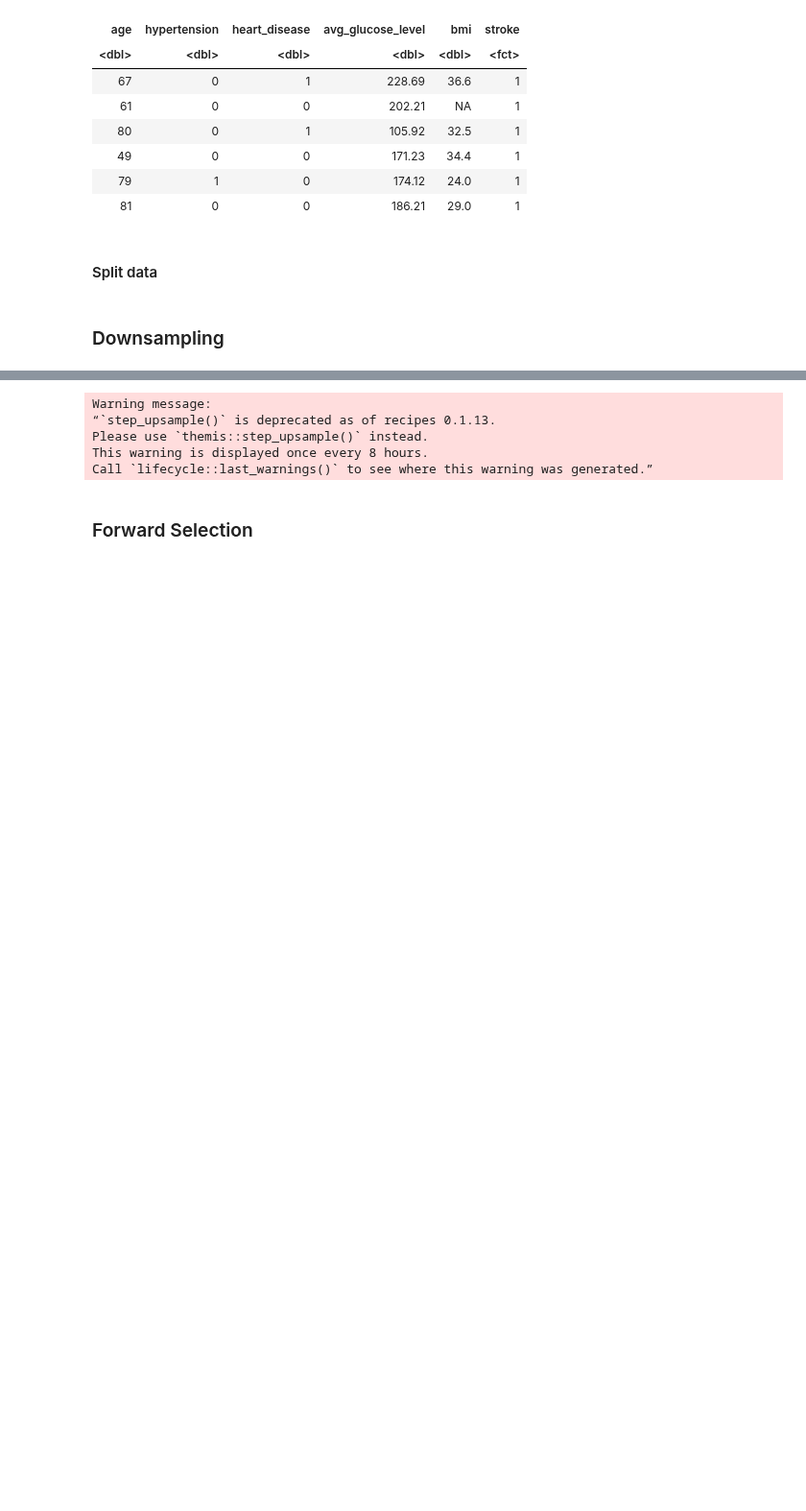
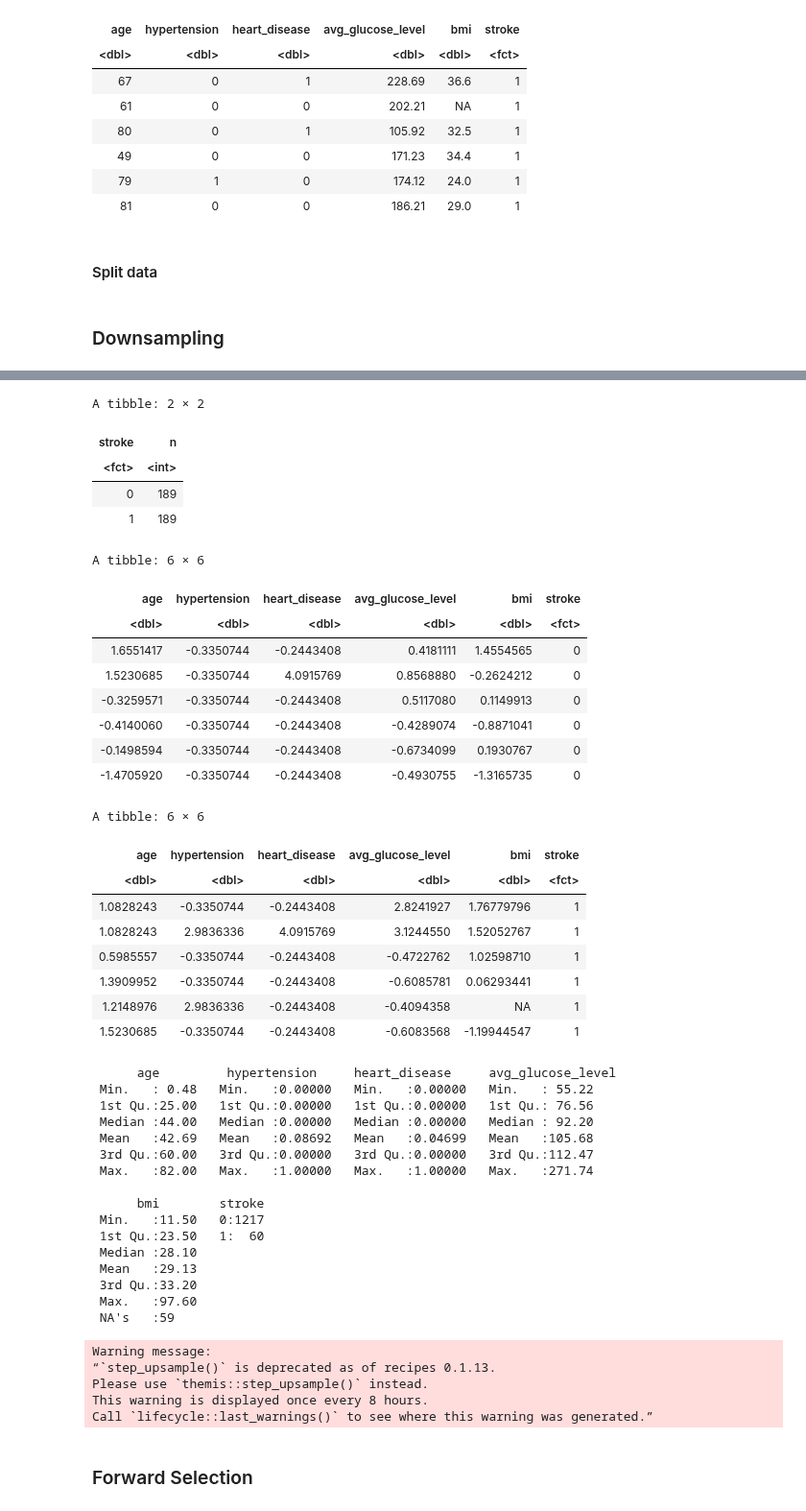
Before and after one commit to Gaelhpalmer/dsci-100-project, a Jupyter notebook: test.ipynb, the cells around one changed output, grey strips where cells are left out. Shown at 96% size. Drawn from its saved outputs; the diff is of its cells as text; code cells hidden in the pictures; blank space fills up the shorter version.

```diff
--- a/test.ipynb
+++ b/test.ipynb
@@ -112,4 +101,13 @@ ds_recipe <- recipe(stroke ~ ., data = stroke_train) %>%
     step_downsample(stroke, under_ratio = 1, skip = FALSE) %>%
     prep()
 dsampled_stroke <- bake(ds_recipe, stroke_train)
+
+dsampled_stroke %>%
+    group_by(stroke) %>%
+    summarize(n = n())
+
+head(dsampled_stroke)
+tail(dsampled_stroke)
+
+summary(stroke_test)
 # %% [output]
@@ -121,3 +115,42 @@ Call `lifecycle::last_warnings()` to see where this warning was generated.”
+A tibble: 2 × 2
+| stroke | n |
+| <fct> | <int> |
+| 0 | 189 |
+| 1 | 189 |
+A tibble: 6 × 6
+| age | hypertension | heart_disease | avg_glucose_level | bmi | stroke |
+| <dbl> | <dbl> | <dbl> | <dbl> | <dbl> | <fct> |
+| 1.6551417 | -0.3350744 | -0.2443408 | 0.4181111 | 1.4554565 | 0 |
+| 1.5230685 | -0.3350744 | 4.0915769 | 0.8568880 | -0.2624212 | 0 |
+| -0.3259571 | -0.3350744 | -0.2443408 | 0.5117080 | 0.1149913 | 0 |
+| -0.4140060 | -0.3350744 | -0.2443408 | -0.4289074 | -0.8871041 | 0 |
+| -0.1498594 | -0.3350744 | -0.2443408 | -0.6734099 | 0.1930767 | 0 |
+| -1.4705920 | -0.3350744 | -0.2443408 | -0.4930755 | -1.3165735 | 0 |
+A tibble: 6 × 6
+| age | hypertension | heart_disease | avg_glucose_level | bmi | stroke |
+| <dbl> | <dbl> | <dbl> | <dbl> | <dbl> | <fct> |
+| 1.0828243 | -0.3350744 | -0.2443408 | 2.8241927 | 1.76779796 | 1 |
+| 1.0828243 | 2.9836336 | 4.0915769 | 3.1244550 | 1.52052767 | 1 |
+| 0.5985557 | -0.3350744 | -0.2443408 | -0.4722762 | 1.02598710 | 1 |
+| 1.3909952 | -0.3350744 | -0.2443408 | -0.6085781 | 0.06293441 | 1 |
+| 1.2148976 | 2.9836336 | -0.2443408 | -0.4094358 | NA | 1 |
+| 1.5230685 | -0.3350744 | -0.2443408 | -0.6083568 | -1.19944547 | 1 |
+      age         hypertension     heart_disease     avg_glucose_level
+ Min.   : 0.48   Min.   :0.00000   Min.   :0.00000   Min.   : 55.22
+ 1st Qu.:25.00   1st Qu.:0.00000   1st Qu.:0.00000   1st Qu.: 76.56
+ Median :44.00   Median :0.00000   Median :0.00000   Median : 92.20
+ Mean   :42.69   Mean   :0.08692   Mean   :0.04699   Mean   :105.68
+ 3rd Qu.:60.00   3rd Qu.:0.00000   3rd Qu.:0.00000   3rd Qu.:112.47
+ Max.   :82.00   Max.   :1.00000   Max.   :1.00000   Max.   :271.74
+
+      bmi        stroke
+ Min.   :11.50   0:1217
+ 1st Qu.:23.50   1:  60
+ Median :28.10
+ Mean   :29.13
+ 3rd Qu.:33.20
+ Max.   :97.60
+ NA's   :59
 # %%
 up_recipe <- recipe(stroke ~ ., data = stroke_train) %>%
     step_scale(all_predictors()) %>%
```
Also changed, not shown: parts of 6 cells of this notebook, 1 other file.
